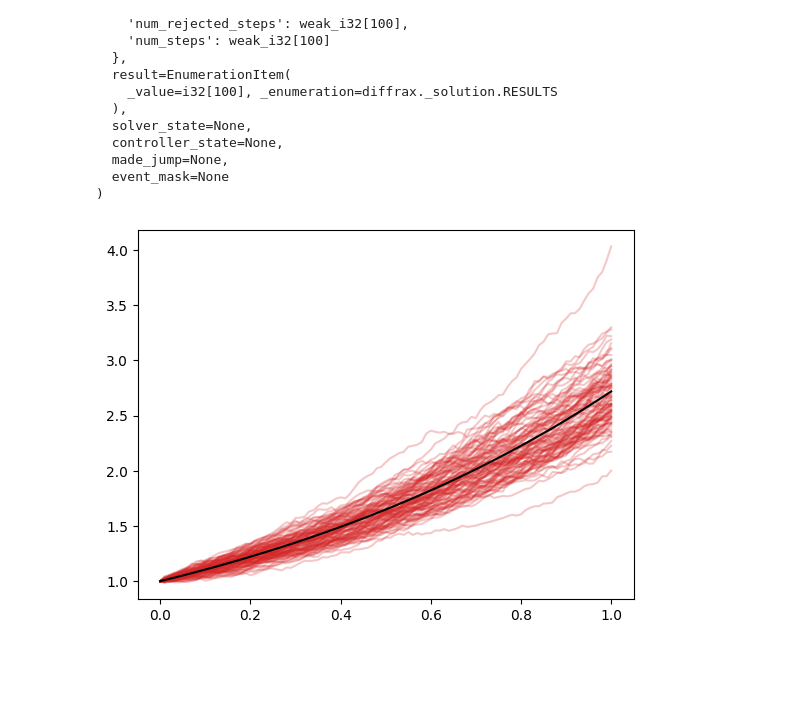
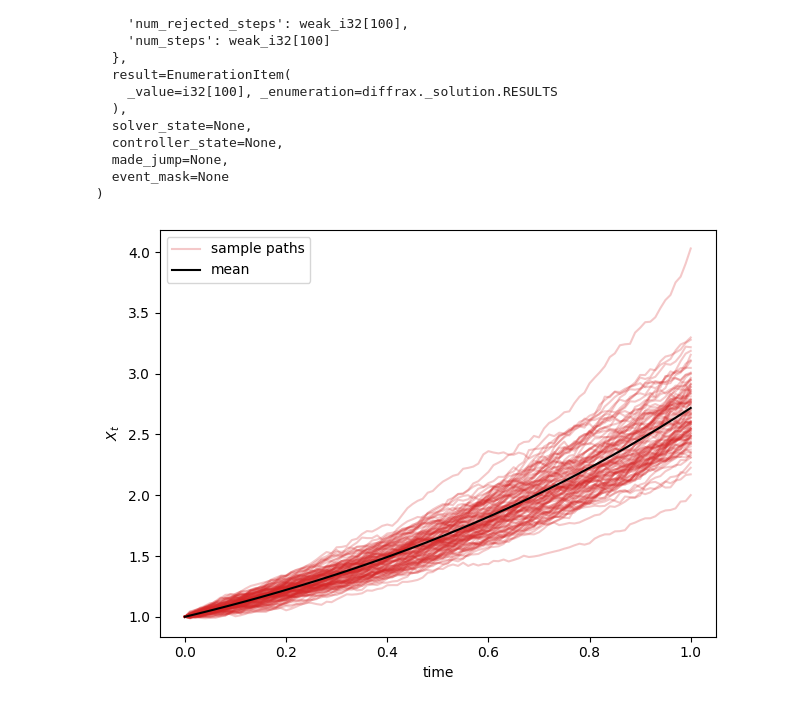
Before and after one commit to kamran-arora/vscode-software-skills, a Jupyter notebook: notebook.ipynb, the cells around one changed output. Cells and saved outputs as stored; diff of their text form; code cells hidden in the pictures; blank space fills up the shorter version.

```diff
--- a/notebook.ipynb
+++ b/notebook.ipynb
@@ -40,8 +40,13 @@ Solution(
   event_mask=None
 )
 # %%
-plt.plot(sols.ts[0], sols.ys[..., 0].T, color="tab:red", alpha=0.25)
-plt.plot(sols.ts[0], jnp.exp(sols.ts[0]), color="black")
+plt.plot(sols.ts[0], sols.ys[0, ..., 0].T, color="tab:red", alpha=0.25, label="sample paths")
+plt.plot(sols.ts[0], sols.ys[1:, ..., 0].T, color="tab:red", alpha=0.25)
+plt.plot(sols.ts[0], jnp.exp(sols.ts[0]), color="black", label="mean")
+plt.xlabel("time")
+plt.ylabel(r"$X_t$")
+plt.legend()
+plt.tight_layout()
 plt.show()
 # %% [output]
-[figure, old version]
+[figure, new version]
```
Also changed, not shown: 3 other files.
